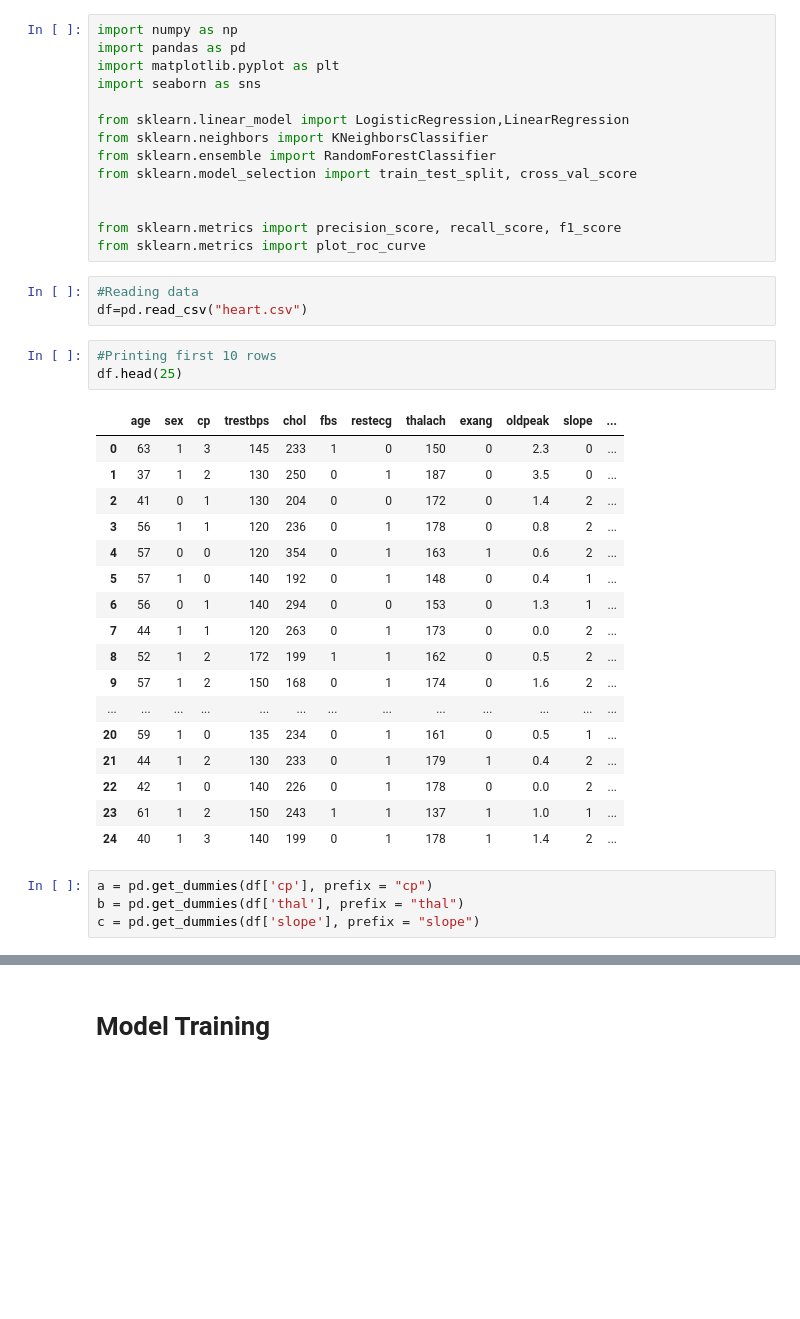
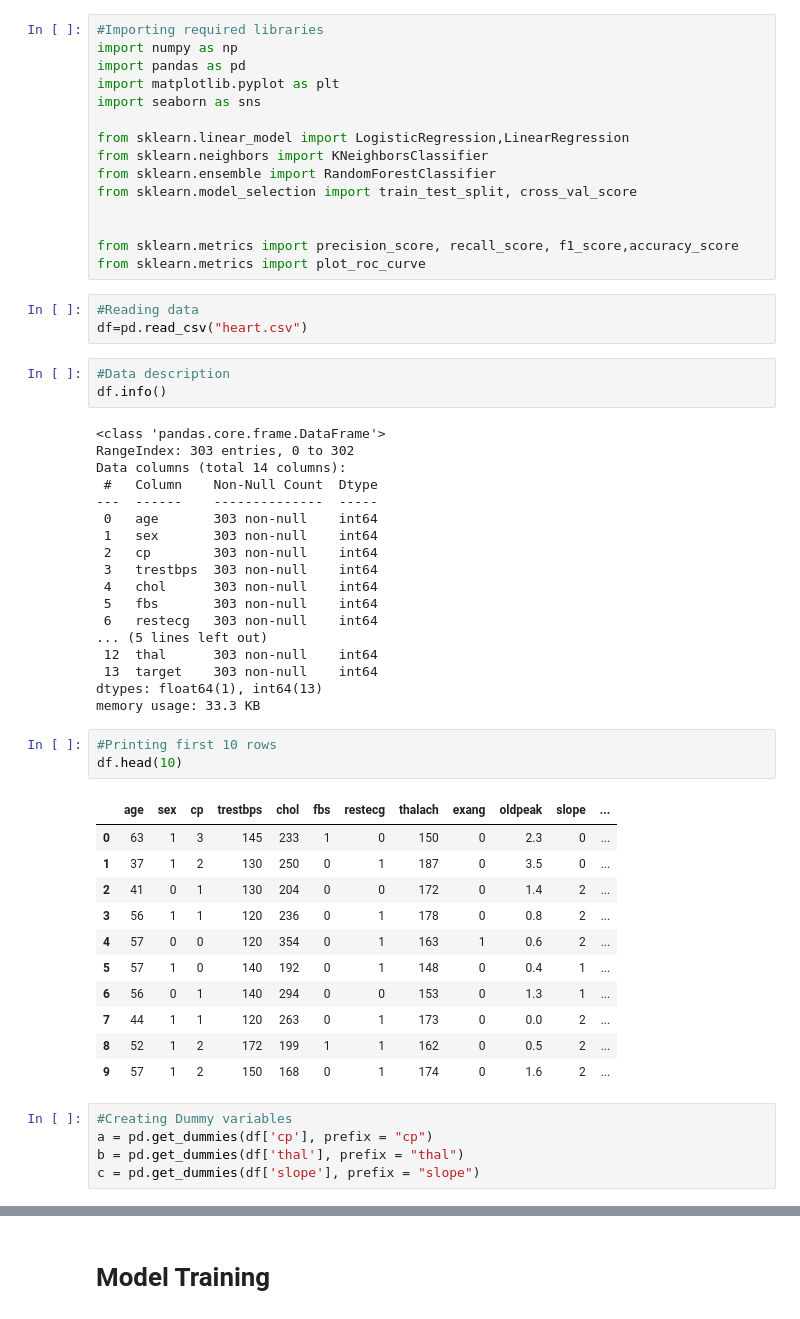
Before and after one commit to Anjankumar53/Heart_Disease_Prediction, a Jupyter notebook: Model.ipynb, the cells around one changed output, grey strips where cells are left out. Drawn from its saved outputs; the diff is of its cells as text; blank space fills up the shorter version.

```diff
--- a/Model.ipynb
+++ b/Model.ipynb
@@ -1,4 +1,5 @@
 # %%
+#Importing required libraries
 import numpy as np
 import pandas as pd
 import matplotlib.pyplot as plt
@@ -10,33 +11,49 @@ from sklearn.ensemble import RandomForestClassifier
 from sklearn.model_selection import train_test_split, cross_val_score
 
 
-from sklearn.metrics import precision_score, recall_score, f1_score
+from sklearn.metrics import precision_score, recall_score, f1_score,accuracy_score
 from sklearn.metrics import plot_roc_curve
 # %%
 #Reading data
 df=pd.read_csv("heart.csv")
+# %%
+#Data description
+df.info()
+# %% [output]
+<class 'pandas.core.frame.DataFrame'>
+RangeIndex: 303 entries, 0 to 302
+Data columns (total 14 columns):
+ #   Column    Non-Null Count  Dtype
+---  ------    --------------  -----
+ 0   age       303 non-null    int64
+ 1   sex       303 non-null    int64
+ 2   cp        303 non-null    int64
+ 3   trestbps  303 non-null    int64
+ 4   chol      303 non-null    int64
+ 5   fbs       303 non-null    int64
+ 6   restecg   303 non-null    int64
+... (5 lines left out)
+ 12  thal      303 non-null    int64
+ 13  target    303 non-null    int64
+dtypes: float64(1), int64(13)
+memory usage: 33.3 KB
 # %%
 #Printing first 10 rows
-df.head(25)
+df.head(10)
 # %% [output]
 |  | age | sex | cp | trestbps | chol | fbs | restecg | thalach | exang | oldpeak | slope | ... |
 | 0 | 63 | 1 | 3 | 145 | 233 | 1 | 0 | 150 | 0 | 2.3 | 0 | ... |
 | 1 | 37 | 1 | 2 | 130 | 250 | 0 | 1 | 187 | 0 | 3.5 | 0 | ... |
 | 2 | 41 | 0 | 1 | 130 | 204 | 0 | 0 | 172 | 0 | 1.4 | 2 | ... |
 | 3 | 56 | 1 | 1 | 120 | 236 | 0 | 1 | 178 | 0 | 0.8 | 2 | ... |
 | 4 | 57 | 0 | 0 | 120 | 354 | 0 | 1 | 163 | 1 | 0.6 | 2 | ... |
 | 5 | 57 | 1 | 0 | 140 | 192 | 0 | 1 | 148 | 0 | 0.4 | 1 | ... |
 | 6 | 56 | 0 | 1 | 140 | 294 | 0 | 0 | 153 | 0 | 1.3 | 1 | ... |
 | 7 | 44 | 1 | 1 | 120 | 263 | 0 | 1 | 173 | 0 | 0.0 | 2 | ... |
 | 8 | 52 | 1 | 2 | 172 | 199 | 1 | 1 | 162 | 0 | 0.5 | 2 | ... |
 | 9 | 57 | 1 | 2 | 150 | 168 | 0 | 1 | 174 | 0 | 1.6 | 2 | ... |
-| ... | ... | ... | ... | ... | ... | ... | ... | ... | ... | ... | ... | ... |
-| 20 | 59 | 1 | 0 | 135 | 234 | 0 | 1 | 161 | 0 | 0.5 | 1 | ... |
-| 21 | 44 | 1 | 2 | 130 | 233 | 0 | 1 | 179 | 1 | 0.4 | 2 | ... |
-| 22 | 42 | 1 | 0 | 140 | 226 | 0 | 1 | 178 | 0 | 0.0 | 2 | ... |
-| 23 | 61 | 1 | 2 | 150 | 243 | 1 | 1 | 137 | 1 | 1.0 | 1 | ... |
-| 24 | 40 | 1 | 3 | 140 | 199 | 0 | 1 | 178 | 1 | 1.4 | 2 | ... |
 # %%
+#Creating Dummy variables
 a = pd.get_dummies(df['cp'], prefix = "cp")
 b = pd.get_dummies(df['thal'], prefix = "thal")
 c = pd.get_dummies(df['slope'], prefix = "slope")
```
Also changed, not shown: parts of 21 cells of this notebook.
